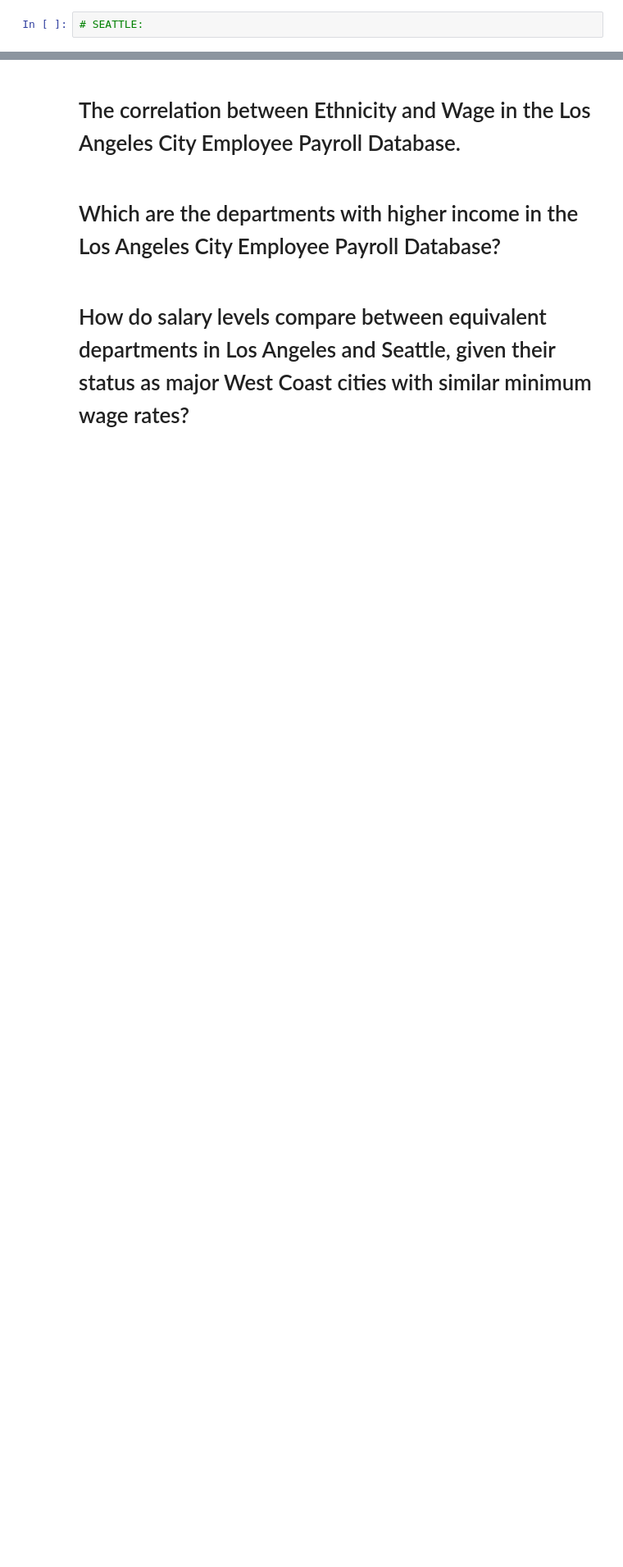
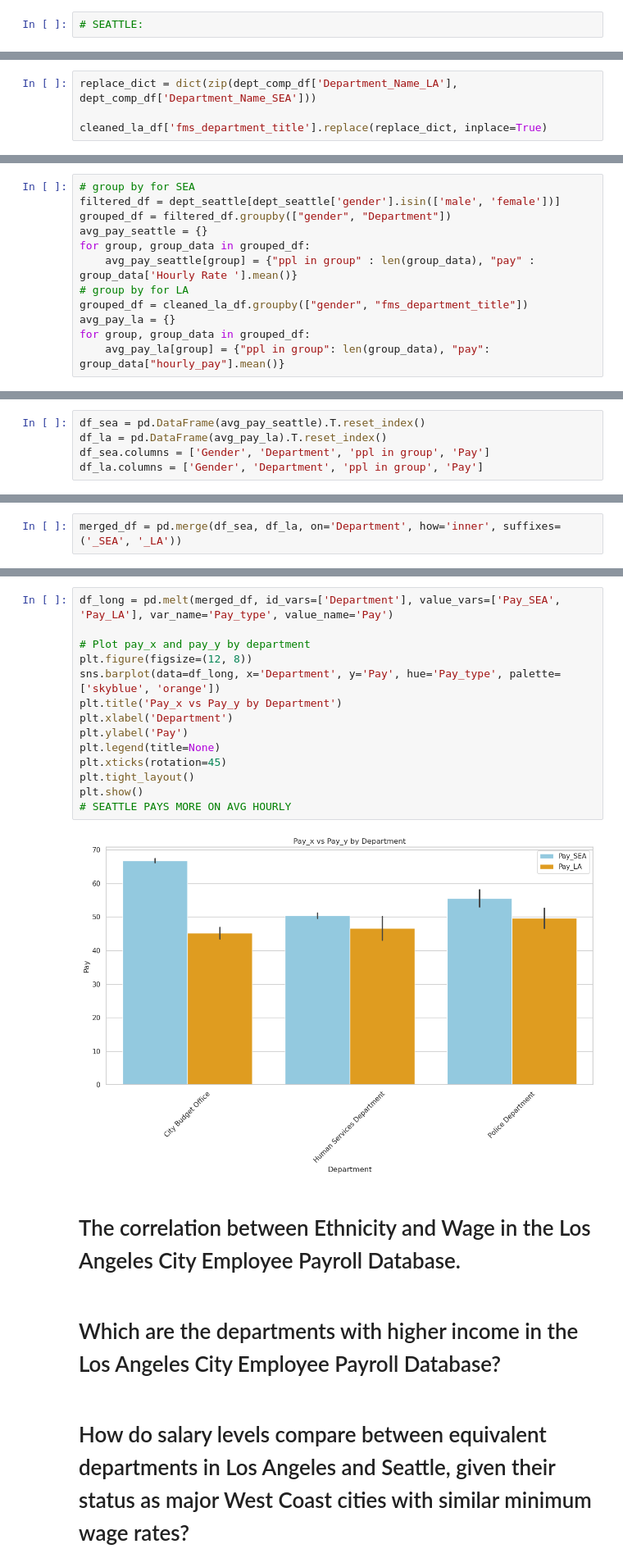
Before and after one commit to nandsra21/ECON481FinalProject, a Jupyter notebook: FinalProjectProp.ipynb, the cells around one changed output, grey strips where cells are left out. Shown: that part at 82% size. Drawn from its saved outputs; the diff is of its cells as text; blank space fills up the shorter version.

```diff
--- a/FinalProjectProp.ipynb
+++ b/FinalProjectProp.ipynb
@@ -396,0 +475,4 @@ avg_pay
+# %%
+replace_dict = dict(zip(dept_comp_df['Department_Name_LA'], dept_comp_df['Department_Name_SEA']))
+
+cleaned_la_df['fms_department_title'].replace(replace_dict, inplace=True)
@@ -396,0 +526,12 @@ avg_pay
+# %%
+# group by for SEA
+filtered_df = dept_seattle[dept_seattle['gender'].isin(['male', 'female'])]
+grouped_df = filtered_df.groupby(["gender", "Department"])
+avg_pay_seattle = {}
+for group, group_data in grouped_df:
+    avg_pay_seattle[group] = {"ppl in group" : len(group_data), "pay" : group_data['Hourly Rate '].mean()}
+# group by for LA
+grouped_df = cleaned_la_df.groupby(["gender", "fms_department_title"])
+avg_pay_la = {}
+for group, group_data in grouped_df:
+    avg_pay_la[group] = {"ppl in group": len(group_data), "pay": group_data["hourly_pay"].mean()}
@@ -396,0 +578,5 @@ avg_pay
+# %%
+df_sea = pd.DataFrame(avg_pay_seattle).T.reset_index()
+df_la = pd.DataFrame(avg_pay_la).T.reset_index()
+df_sea.columns = ['Gender', 'Department', 'ppl in group', 'Pay']
+df_la.columns = ['Gender', 'Department', 'ppl in group', 'Pay']
@@ -396,0 +615,2 @@ avg_pay
+# %%
+merged_df = pd.merge(df_sea, df_la, on='Department', how='inner', suffixes=('_SEA', '_LA'))
@@ -397,3 +633,19 @@ avg_pay
+# %%
+df_long = pd.melt(merged_df, id_vars=['Department'], value_vars=['Pay_SEA', 'Pay_LA'], var_name='Pay_type', value_name='Pay')
+
+# Plot pay_x and pay_y by department
+plt.figure(figsize=(12, 8))
+sns.barplot(data=df_long, x='Department', y='Pay', hue='Pay_type', palette=['skyblue', 'orange'])
+plt.title('Pay_x vs Pay_y by Department')
+plt.xlabel('Department')
+plt.ylabel('Pay')
+plt.legend(title=None)
+plt.xticks(rotation=45)
+plt.tight_layout()
+plt.show()
+# SEATTLE PAYS MORE ON AVG HOURLY
+# %% [output]
+[figure, added]
 # %% [markdown]
 # The correlation between Ethnicity and Wage in the Los Angeles City Employee Payroll Database.
 # %% [markdown]
```
Also changed, not shown: parts of 47 cells of this notebook.
